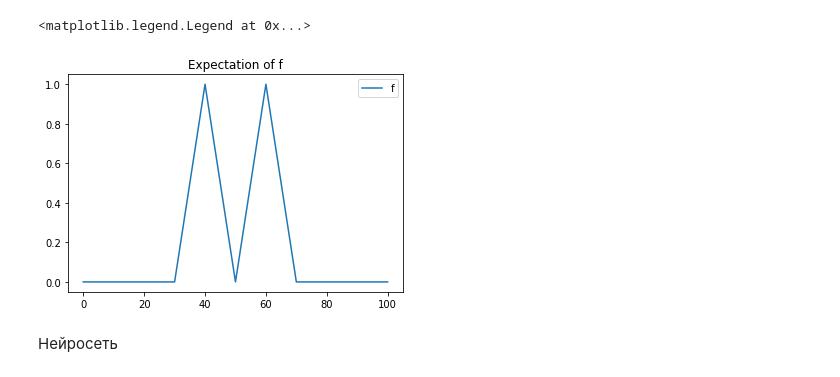
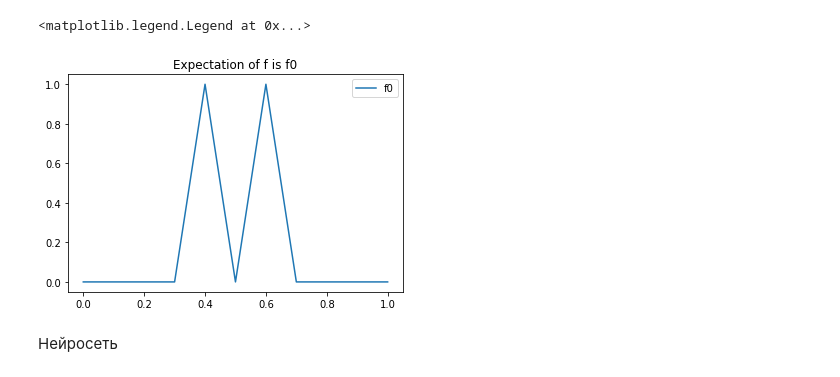
Before and after one commit to ArtemKarablinov/Different-algorithms, a Jupyter notebook: NN_vs_Lin_estimate.ipynb, the cells around one changed output. Cells and saved outputs as stored; diff of their text form; code cells hidden in the pictures.

```diff
--- a/NN_vs_Lin_estimate.ipynb
+++ b/NN_vs_Lin_estimate.ipynb
@@ -87,10 +90,10 @@ f0 = np.zeros(N)
 for i in range(N):
     f0[i] = test_signal(t[i])
 # %%
-plt.plot(range(len(f0)),f0)
-plt.title('Expectation of f - f0')
-plt.legend("f0")
+plt.plot(t,f0)
+plt.title('Expectation of f is f0')
+plt.legend(['f0'])
 # %% [output]
 <matplotlib.legend.Legend at 0x...>
-[figure, old version]
+[figure, new version]
 # %%
```
Also changed, not shown: parts of 12 cells of this notebook.
